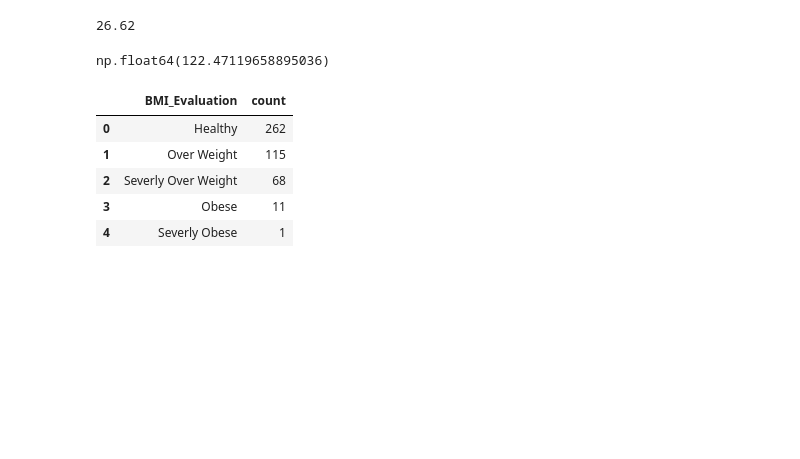
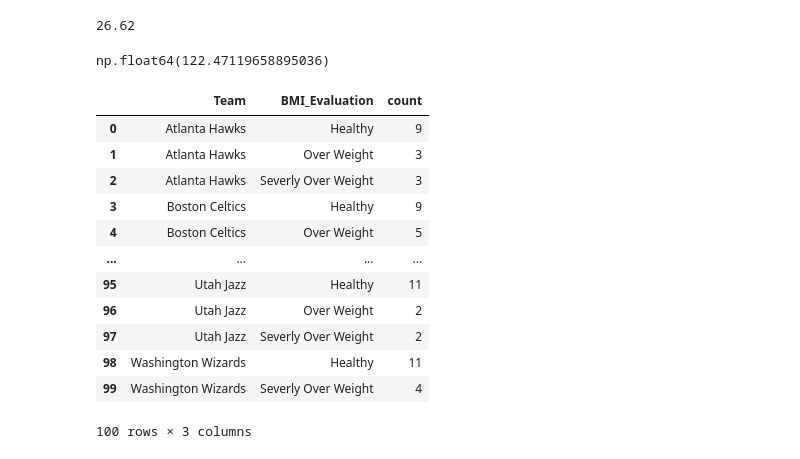
Before and after one commit to pedd1-Srividya/DS-AI-ML-And-Web-Devolopment-Practice, a Jupyter notebook: DS_ML_AI.ipynb, the cells around one changed output. Drawn from its saved outputs; the diff is of its cells as text; code cells hidden in the pictures; blank space fills up the shorter version.

```diff
--- a/DS_ML_AI.ipynb
+++ b/DS_ML_AI.ipynb
@@ -1933,11 +1933,21 @@ df['BMI_Evaluation']=BMI_Category
 # %%
 # @title Q11
 # Check the count of different categories in BMI Evaluation
 df['BMI_Evaluation'].value_counts().reset_index()
+
+# Check the count of different categories in BMI Evaluation but based on team
+df.groupby(by='Team')['BMI_Evaluation'].value_counts().reset_index()
 # %% [output]
-|  | BMI_Evaluation | count |
-| 0 | Healthy | 262 |
-| 1 | Over Weight | 115 |
-| 2 | Severly Over Weight | 68 |
-| 3 | Obese | 11 |
-| 4 | Severly Obese | 1 |
+|  | Team | BMI_Evaluation | count |
+| 0 | Atlanta Hawks | Healthy | 9 |
+| 1 | Atlanta Hawks | Over Weight | 3 |
+| 2 | Atlanta Hawks | Severly Over Weight | 3 |
+| 3 | Boston Celtics | Healthy | 9 |
+| 4 | Boston Celtics | Over Weight | 5 |
+| ... | ... | ... | ... |
+| 95 | Utah Jazz | Healthy | 11 |
+| 96 | Utah Jazz | Over Weight | 2 |
+| 97 | Utah Jazz | Severly Over Weight | 2 |
+| 98 | Washington Wizards | Healthy | 11 |
+| 99 | Washington Wizards | Severly Over Weight | 4 |
+100 rows × 3 columns
```
Also changed, not shown: parts of 6 cells of this notebook.
